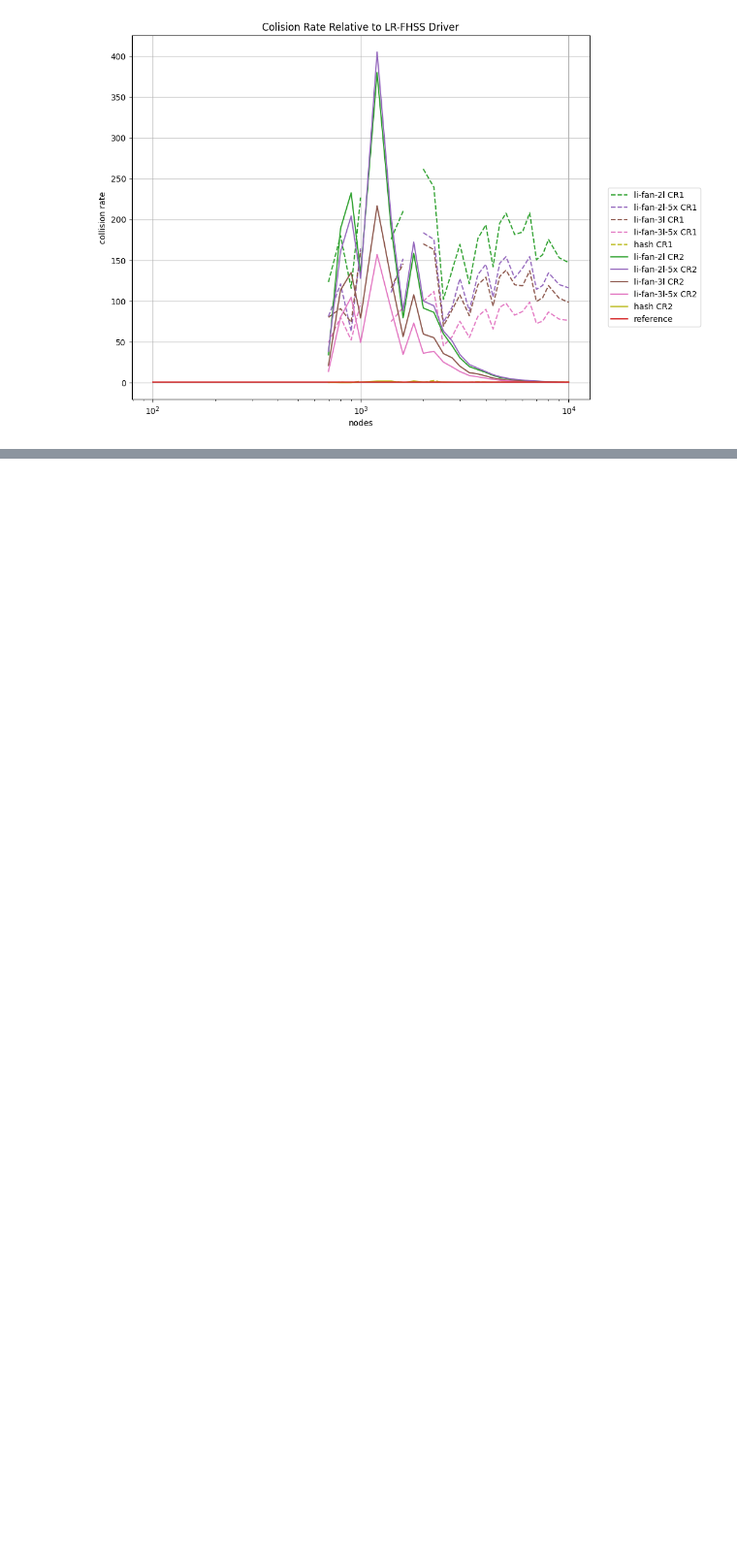
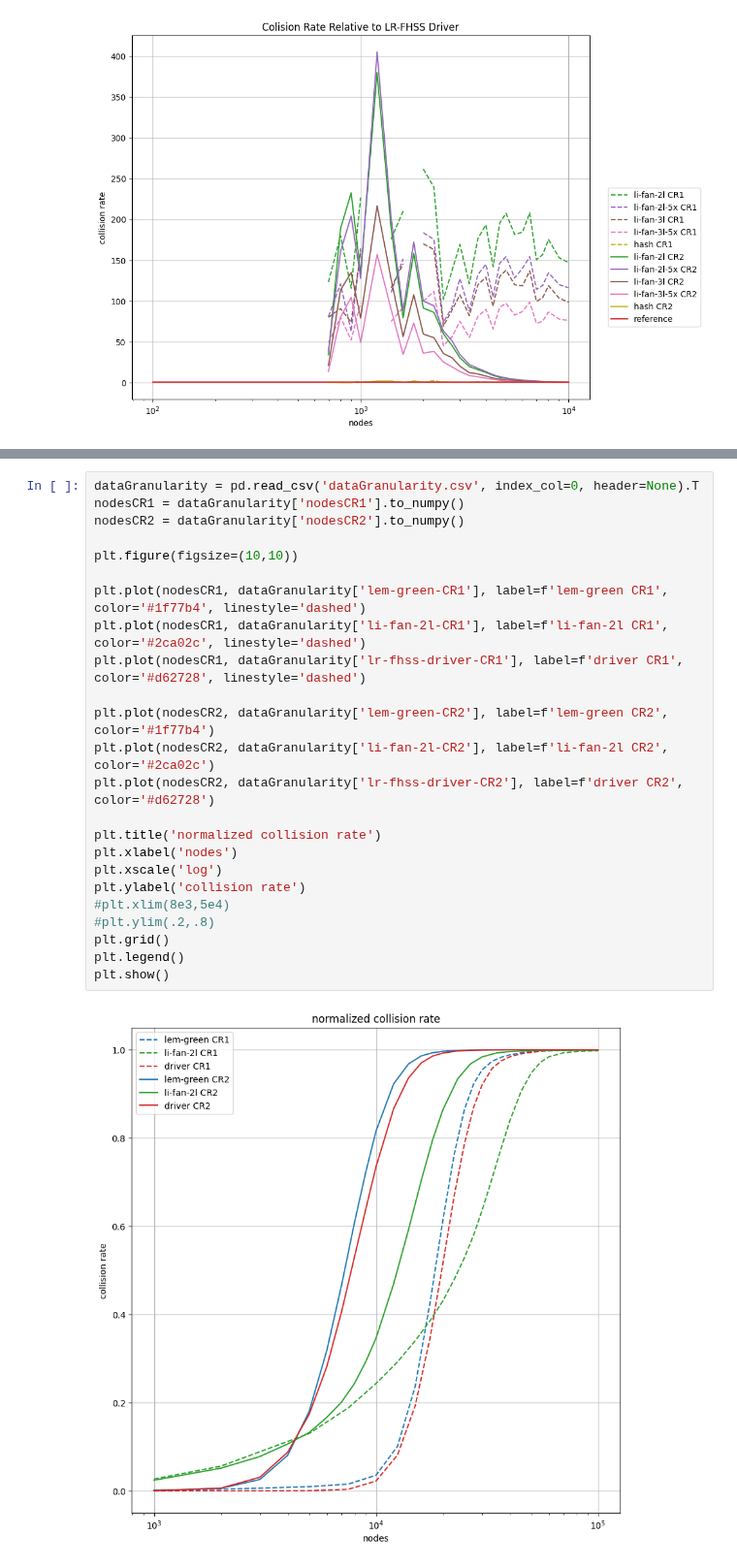
Before and after one commit to diegomm6/lr-fhss_seq-families, a Jupyter notebook: plots.ipynb, the cells around one changed output, grey strips where cells are left out. Shown at 97% size. Drawn from its saved outputs; the diff is of its cells as text; blank space fills up the shorter version.

Commit message:
added new simulation model including fragment granularity and corresponding new results

```diff
--- a/plots.ipynb
+++ b/plots.ipynb
@@ -198,0 +198,26 @@ plt.show()
+# %%
+dataGranularity = pd.read_csv('dataGranularity.csv', index_col=0, header=None).T
+nodesCR1 = dataGranularity['nodesCR1'].to_numpy()
+nodesCR2 = dataGranularity['nodesCR2'].to_numpy()
+
+plt.figure(figsize=(10,10))
+
+plt.plot(nodesCR1, dataGranularity['lem-green-CR1'], label=f'lem-green CR1', color='#1f77b4', linestyle='dashed')
+plt.plot(nodesCR1, dataGranularity['li-fan-2l-CR1'], label=f'li-fan-2l CR1', color='#2ca02c', linestyle='dashed')
+plt.plot(nodesCR1, dataGranularity['lr-fhss-driver-CR1'], label=f'driver CR1', color='#d62728', linestyle='dashed')
+
+plt.plot(nodesCR2, dataGranularity['lem-green-CR2'], label=f'lem-green CR2', color='#1f77b4')
+plt.plot(nodesCR2, dataGranularity['li-fan-2l-CR2'], label=f'li-fan-2l CR2', color='#2ca02c')
+plt.plot(nodesCR2, dataGranularity['lr-fhss-driver-CR2'], label=f'driver CR2', color='#d62728')
+
+plt.title('normalized collision rate')
+plt.xlabel('nodes')
+plt.xscale('log')
+plt.ylabel('collision rate')
+#plt.xlim(8e3,5e4)
+#plt.ylim(.2,.8)
+plt.grid()
+plt.legend()
+plt.show()
+# %% [output]
+[figure, added]
```
Also changed, not shown: parts of 7 cells of this notebook, 12 other files.
